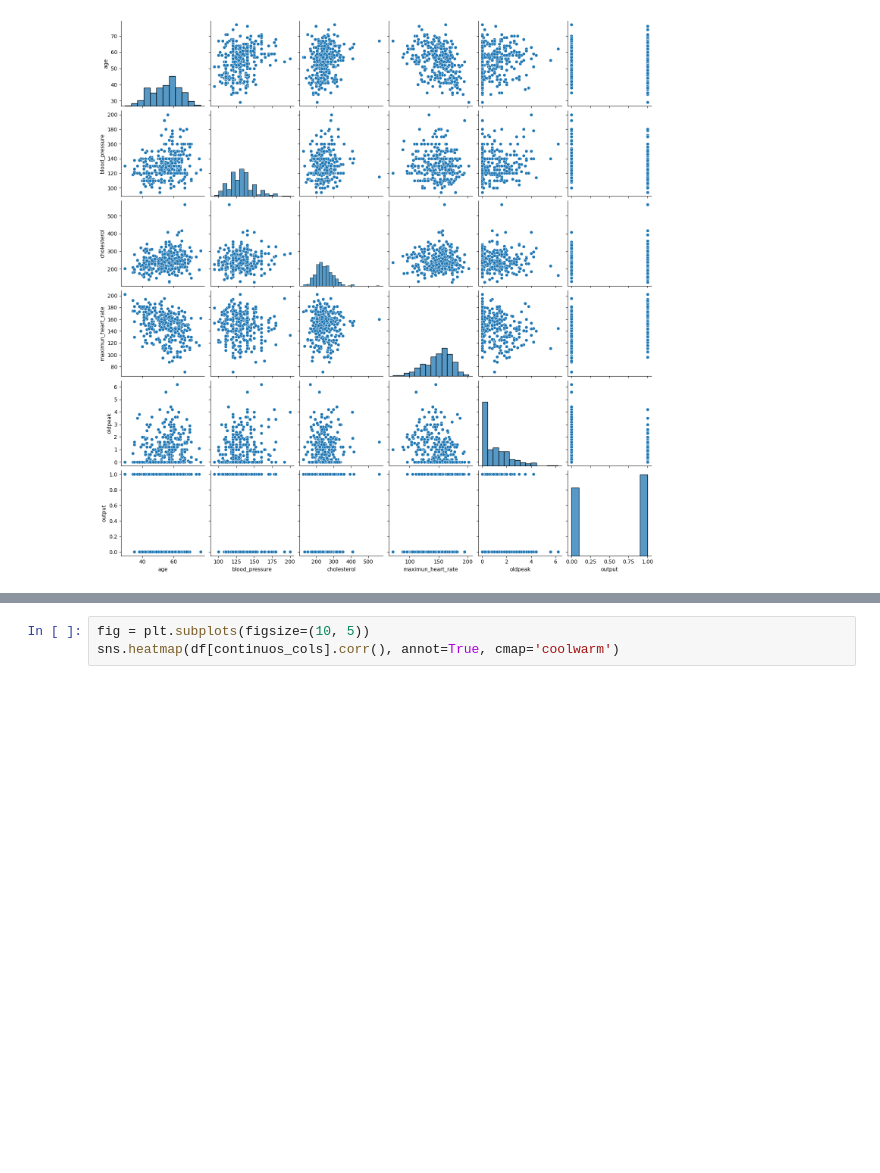
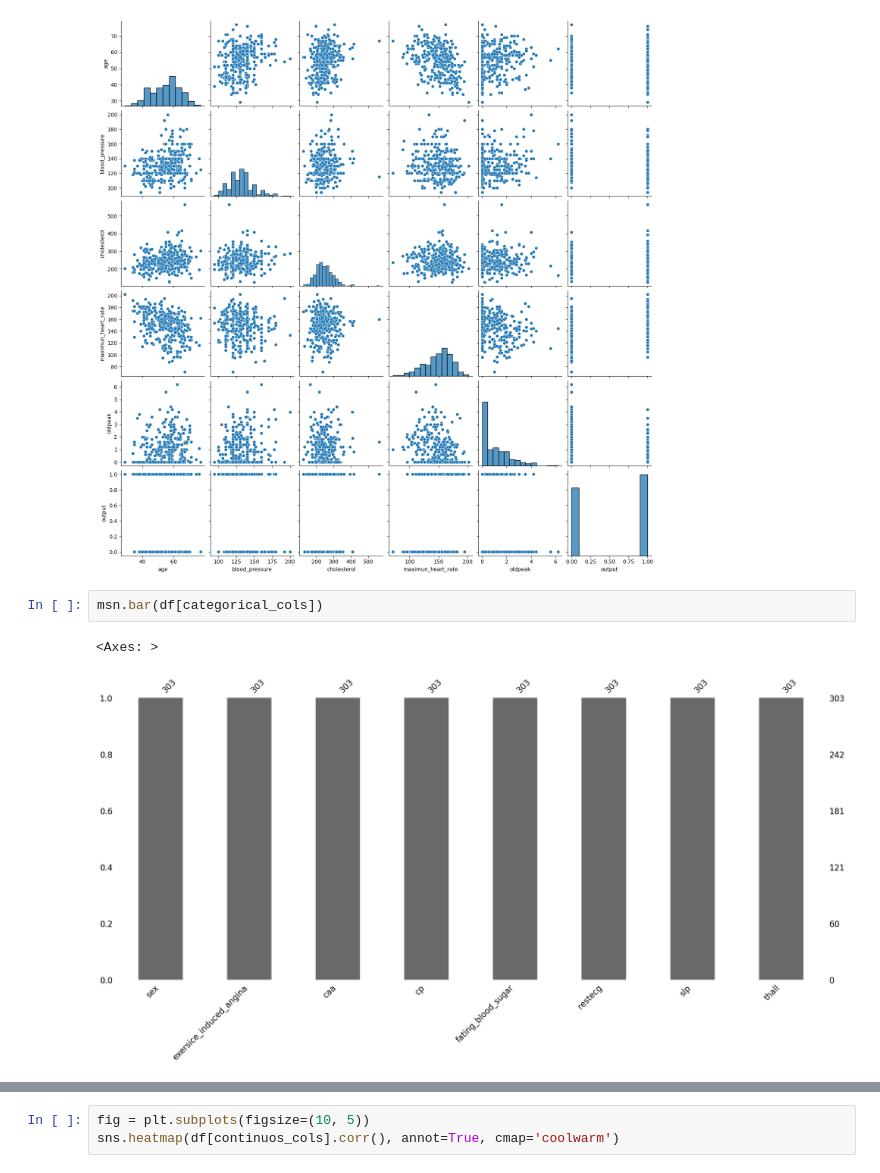
Before and after one commit to RamiroLedezma/EDA_PROJECTS, a Jupyter notebook: Heart Attack Analysis & Prediction/Heart_Attack.ipynb, the cells around one changed output, grey strips where cells are left out. Drawn from its saved outputs; the diff is of its cells as text; blank space fills up the shorter version.

```diff
--- a/Heart Attack Analysis & Prediction/Heart_Attack.ipynb
+++ b/Heart Attack Analysis & Prediction/Heart_Attack.ipynb
@@ -190,3 +189,8 @@ sns.pairplot(df[continuos_cols])
 # %% [output]
 <seaborn.axisgrid.PairGrid at 0x...>
 [figure]
+# %%
+msn.bar(df[categorical_cols])
+# %% [output]
+<Axes: >
+[figure, added]
```
Also changed, not shown: parts of 13 cells of this notebook.
